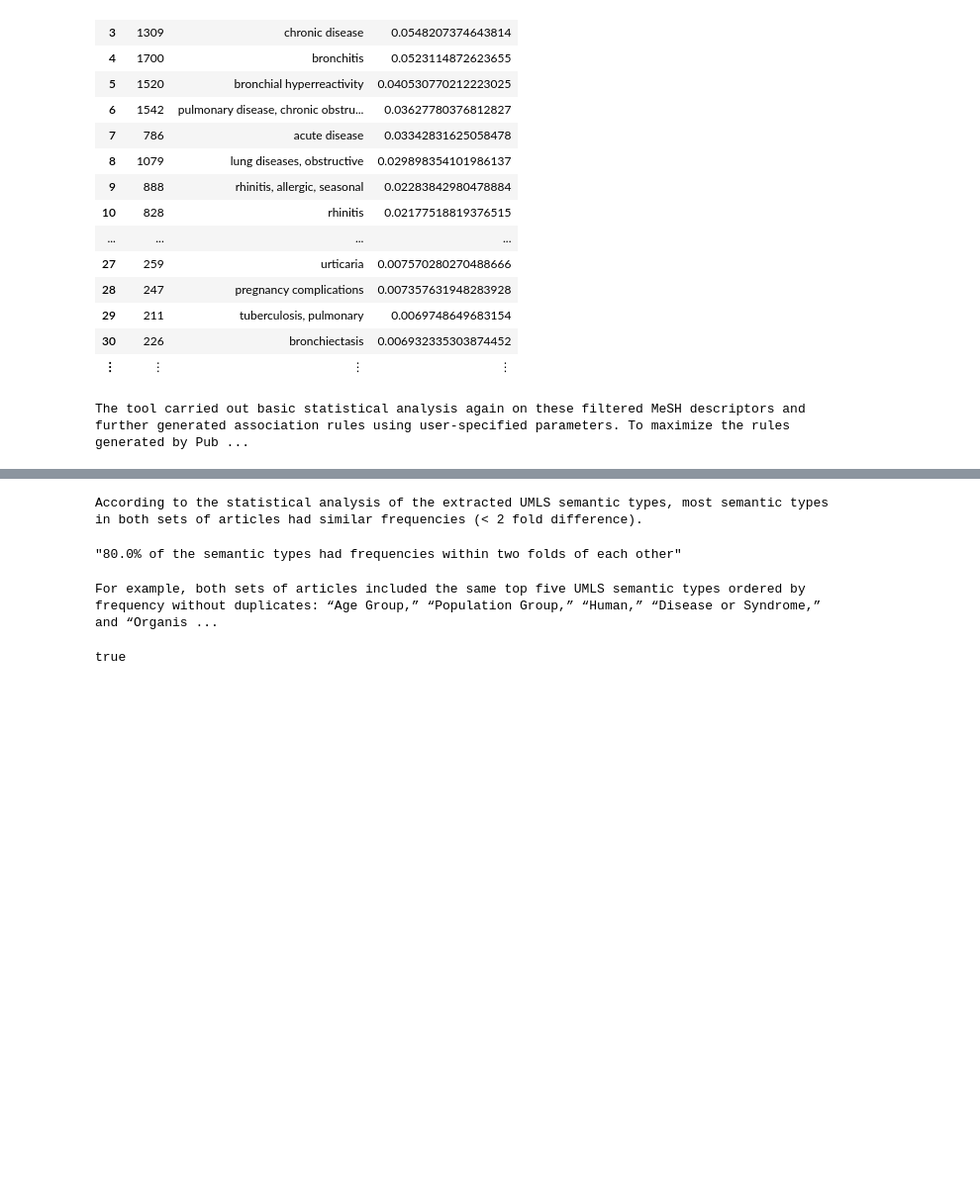
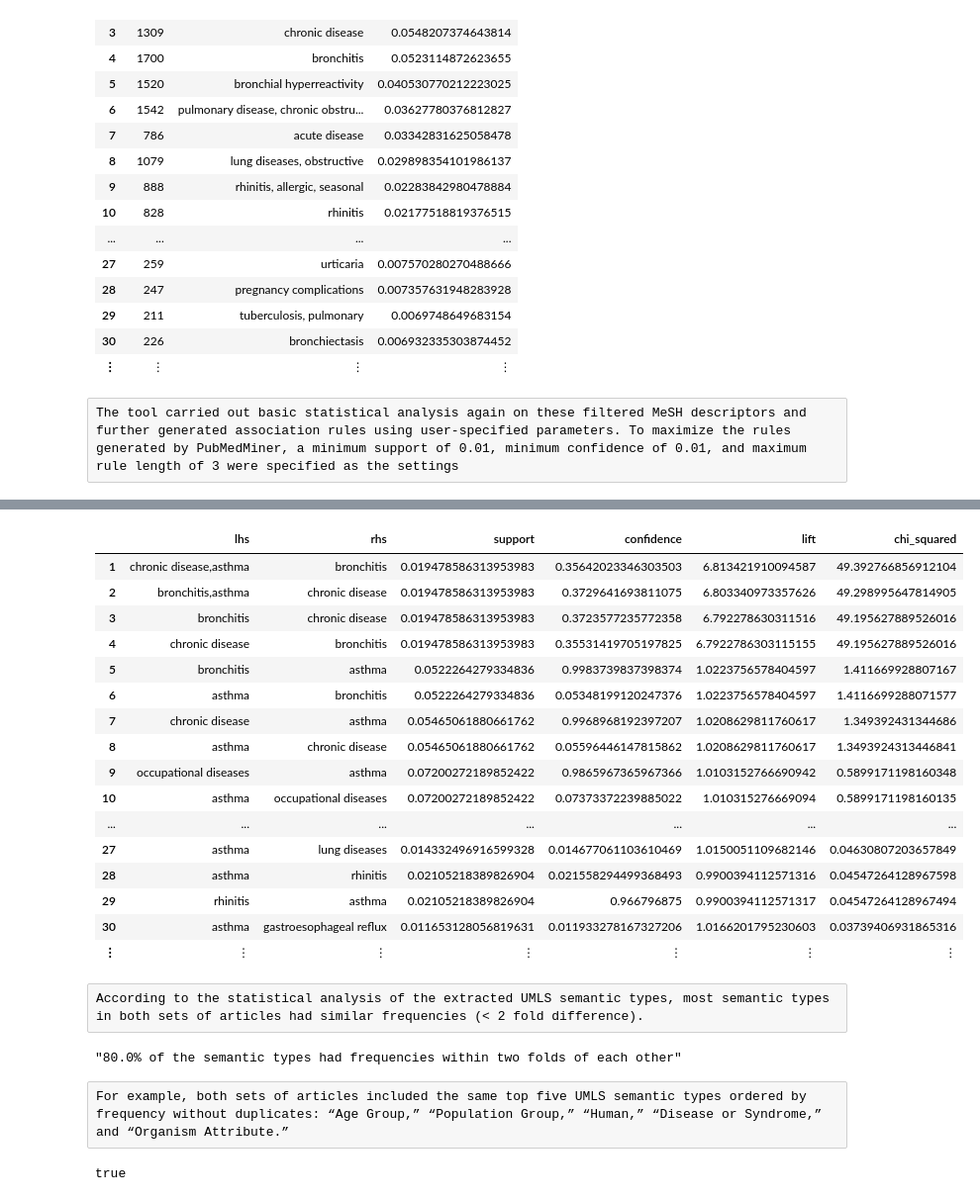
Before and after one commit to jasonk33/PubMedAsthma, a Jupyter notebook: JupyterNotebook.ipynb, the cells around one changed output, grey strips where cells are left out. Shown: that part at 99% size. Cells and saved outputs as stored; diff of their text form; code cells hidden in the pictures; blank space fills up the shorter version.

```diff
--- a/JupyterNotebook.ipynb
+++ b/JupyterNotebook.ipynb
@@ -441,10 +199,8 @@ mesh_descrips_filtered_adult
 | 29 | 211 | tuberculosis, pulmonary | 0.0069748649683154 |
 | 30 | 226 | bronchiectasis | 0.006932335303874452 |
 | ⋮ | ⋮ | ⋮ | ⋮ |
-# %%
-println("The tool carried out basic statistical analysis again on these filtered MeSH descriptors and further generated association rules using user-specified parameters. To maximize the rules generated by PubMedMiner, a minimum support of 0.01, minimum confidence of 0.01, and maximum rule length of 3 were specified as the settings")
-# %% [output]
-The tool carried out basic statistical analysis again on these filtered MeSH descriptors and further generated association rules using user-specified parameters. To maximize the rules generated by Pub ...
+# %% [raw]
+The tool carried out basic statistical analysis again on these filtered MeSH descriptors and further generated association rules using user-specified parameters. To maximize the rules generated by PubMedMiner, a minimum support of 0.01, minimum confidence of 0.01, and maximum rule length of 3 were specified as the settings
 # %%
 association_rules_ped = apriori2(itemsets_ped, .01, .01, 2, 3, 0)
 # %% [output]
@@ -466,5 +222,7 @@ association_rules_ped = apriori2(itemsets_ped, .01, .01, 2, 3, 0)
 | 30 | asthma | pneumonia | 0.01517207351671395 | 0.015515284026405415 | 1.0143742548553927 | 0.0523524443124622 |
 | ⋮ | ⋮ | ⋮ | ⋮ | ⋮ | ⋮ | ⋮ |
 # %%
-association_rules_adult = apriori2(itemsets_adult, .01, .01, 2, 3, 0)
+@suppress_err begin
+    association_rules_adult = apriori2(itemsets_adult, .01, .01, 2, 3, 0)
+end
 # %% [output]
@@ -473,7 +229,22 @@ WARNING: RCall.jl: Warning in apriori(dat2, parameter = list(supp = supp, conf =
+|  | lhs | rhs | support | confidence | lift | chi_squared |
+| 1 | chronic disease,asthma | bronchitis | 0.019478586313953983 | 0.35642023346303503 | 6.813421910094587 | 49.392766856912104 |
+| 2 | bronchitis,asthma | chronic disease | 0.019478586313953983 | 0.3729641693811075 | 6.803340973357626 | 49.298995647814905 |
+| 3 | bronchitis | chronic disease | 0.019478586313953983 | 0.3723577235772358 | 6.792278630311516 | 49.195627889526016 |
+| 4 | chronic disease | bronchitis | 0.019478586313953983 | 0.35531419705197825 | 6.7922786303115155 | 49.195627889526016 |
+| 5 | bronchitis | asthma | 0.0522264279334836 | 0.9983739837398374 | 1.0223756578404597 | 1.411669928807167 |
+| 6 | asthma | bronchitis | 0.0522264279334836 | 0.05348199120247376 | 1.0223756578404597 | 1.4116699288071577 |
+| 7 | chronic disease | asthma | 0.05465061880661762 | 0.9968968192397207 | 1.0208629811760617 | 1.349392431344686 |
+| 8 | asthma | chronic disease | 0.05465061880661762 | 0.05596446147815862 | 1.0208629811760617 | 1.3493924313446841 |
+| 9 | occupational diseases | asthma | 0.07200272189852422 | 0.9865967365967366 | 1.0103152766690942 | 0.5899171198160348 |
+| 10 | asthma | occupational diseases | 0.07200272189852422 | 0.07373372239885022 | 1.010315276669094 | 0.5899171198160135 |
+| ... | ... | ... | ... | ... | ... | ... |
+| 27 | asthma | lung diseases | 0.014332496916599328 | 0.014677061103610469 | 1.0150051109682146 | 0.04630807203657849 |
+| 28 | asthma | rhinitis | 0.02105218389826904 | 0.021558294499368493 | 0.9900394112571316 | 0.04547264128967598 |
+| 29 | rhinitis | asthma | 0.02105218389826904 | 0.966796875 | 0.9900394112571317 | 0.04547264128967494 |
+| 30 | asthma | gastroesophageal reflux | 0.011653128056819631 | 0.011933278167327206 | 1.0166201795230603 | 0.03739406931865316 |
+| ⋮ | ⋮ | ⋮ | ⋮ | ⋮ | ⋮ | ⋮ |
-# %%
-println("According to the statistical analysis of the extracted UMLS semantic types, most semantic types in both sets of articles had similar frequencies (< 2 fold difference). ")
-# %% [output]
-According to the statistical analysis of the extracted UMLS semantic types, most semantic types in both sets of articles had similar frequencies (< 2 fold difference).
+# %% [raw]
+According to the statistical analysis of the extracted UMLS semantic types, most semantic types in both sets of articles had similar frequencies (< 2 fold difference).
 # %%
 folds=[]
 for i in join(semantics_ped, semantics_adult, on = :semantic_type)[2]
@@ -483,10 +254,8 @@ end
 string(round(mean(folds.<2),2)*100,"% of the semantic types had frequencies within two folds of each other")
 # %% [output]
 "80.0% of the semantic types had frequencies within two folds of each other"
-# %%
-println("For example, both sets of articles included the same top five UMLS semantic types ordered by frequency without duplicates: “Age Group,” “Population Group,” “Human,” “Disease or Syndrome,” and “Organism Attribute.”")
-# %% [output]
-For example, both sets of articles included the same top five UMLS semantic types ordered by frequency without duplicates: “Age Group,” “Population Group,” “Human,” “Disease or Syndrome,” and “Organis ...
+# %% [raw]
+For example, both sets of articles included the same top five UMLS semantic types ordered by frequency without duplicates: “Age Group,” “Population Group,” “Human,” “Disease or Syndrome,” and “Organism Attribute.”
 # %%
 isequal(sort(semantics_ped[1:5,2]),sort(semantics_adult[1:5,2]))
 # %% [output]
```
Also changed, not shown: parts of 32 cells of this notebook, 1 other file.
